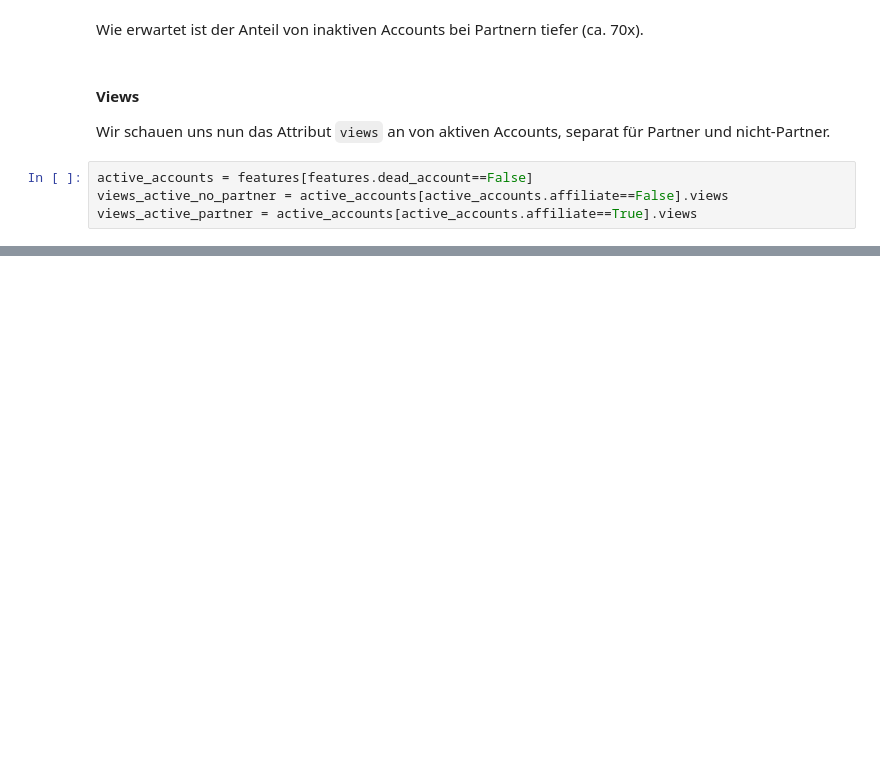
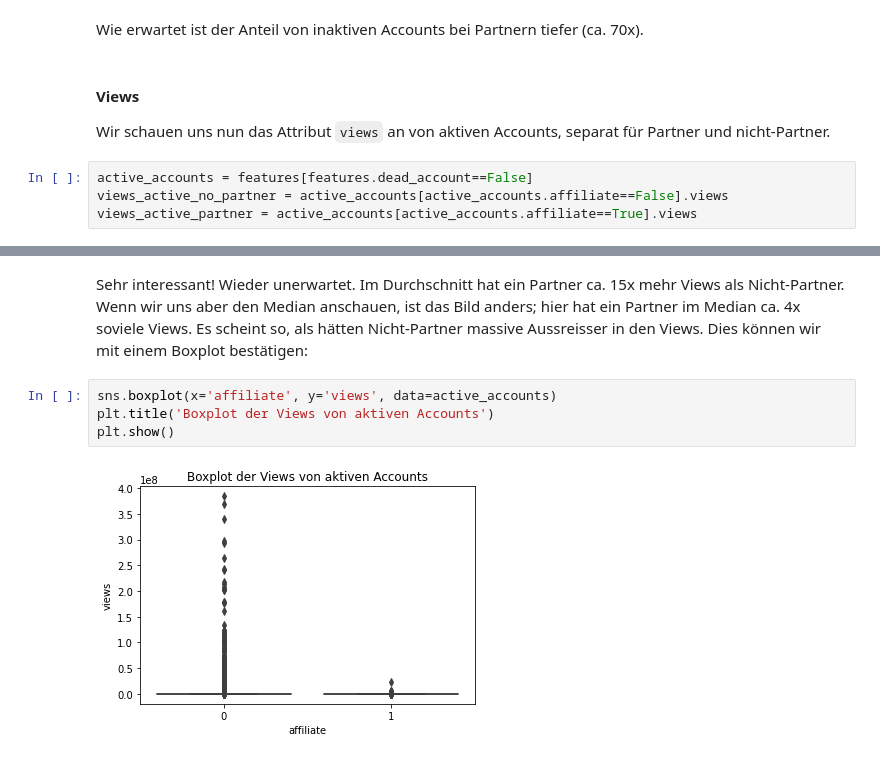
Before and after one commit to kenfus/SAN, a Jupyter notebook: main.ipynb, the cells around one changed output, grey strips where cells are left out. Drawn from its saved outputs; the diff is of its cells as text; blank space fills up the shorter version.

Commit message:
Added views EDA.

```diff
--- a/main.ipynb
+++ b/main.ipynb
@@ -161,0 +155,8 @@ plt.show()
+# %% [markdown]
+Sehr interessant! Wieder unerwartet. Im Durchschnitt hat ein Partner ca. 15x mehr Views als Nicht-Partner. Wenn wir uns aber den Median anschauen, ist das Bild anders; hier hat ein Partner im Median ca. 4x soviele Views. Es scheint so, als hätten Nicht-Partner massive Aussreisser in den Views. Dies können wir mit einem Boxplot bestätigen:
+# %%
+sns.boxplot(x='affiliate', y='views', data=active_accounts)
+plt.title('Boxplot der Views von aktiven Accounts')
+plt.show()
+# %% [output]
+[figure, added]
```
Also changed, not shown: parts of 10 cells of this notebook.
